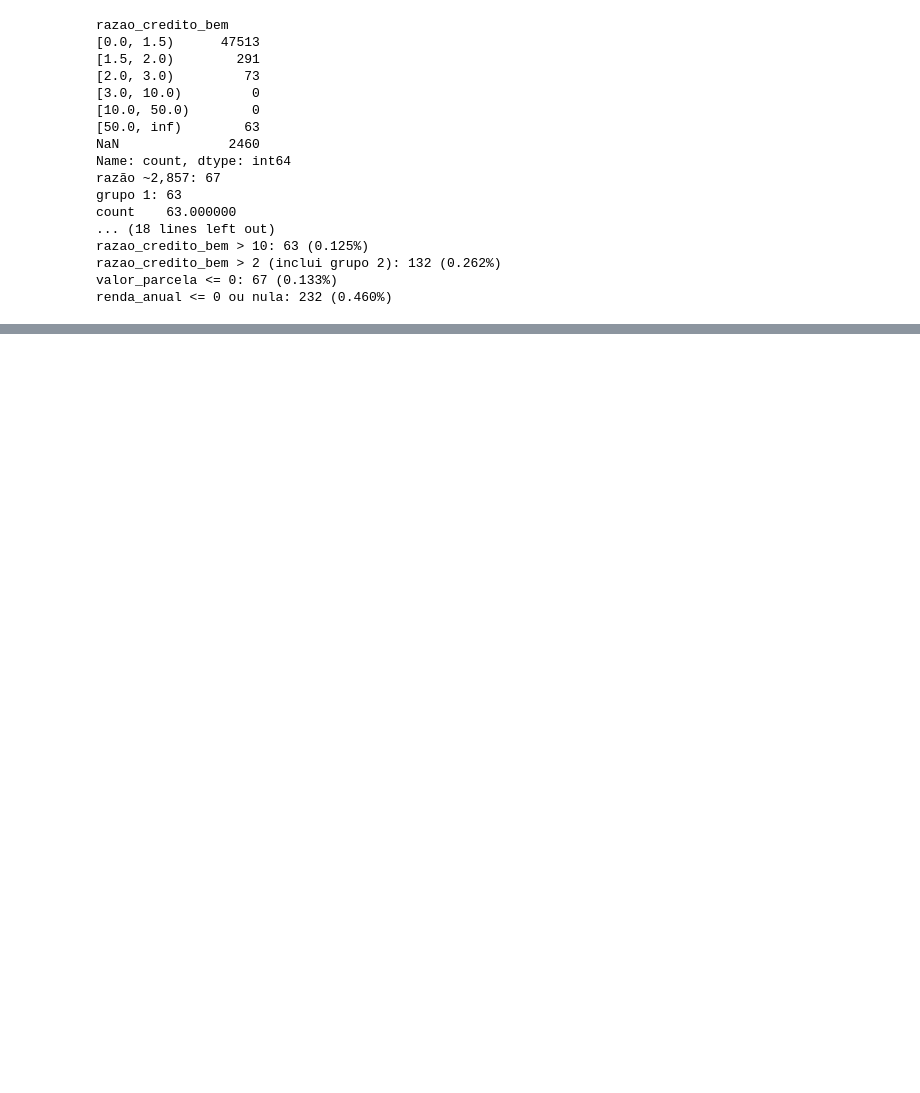
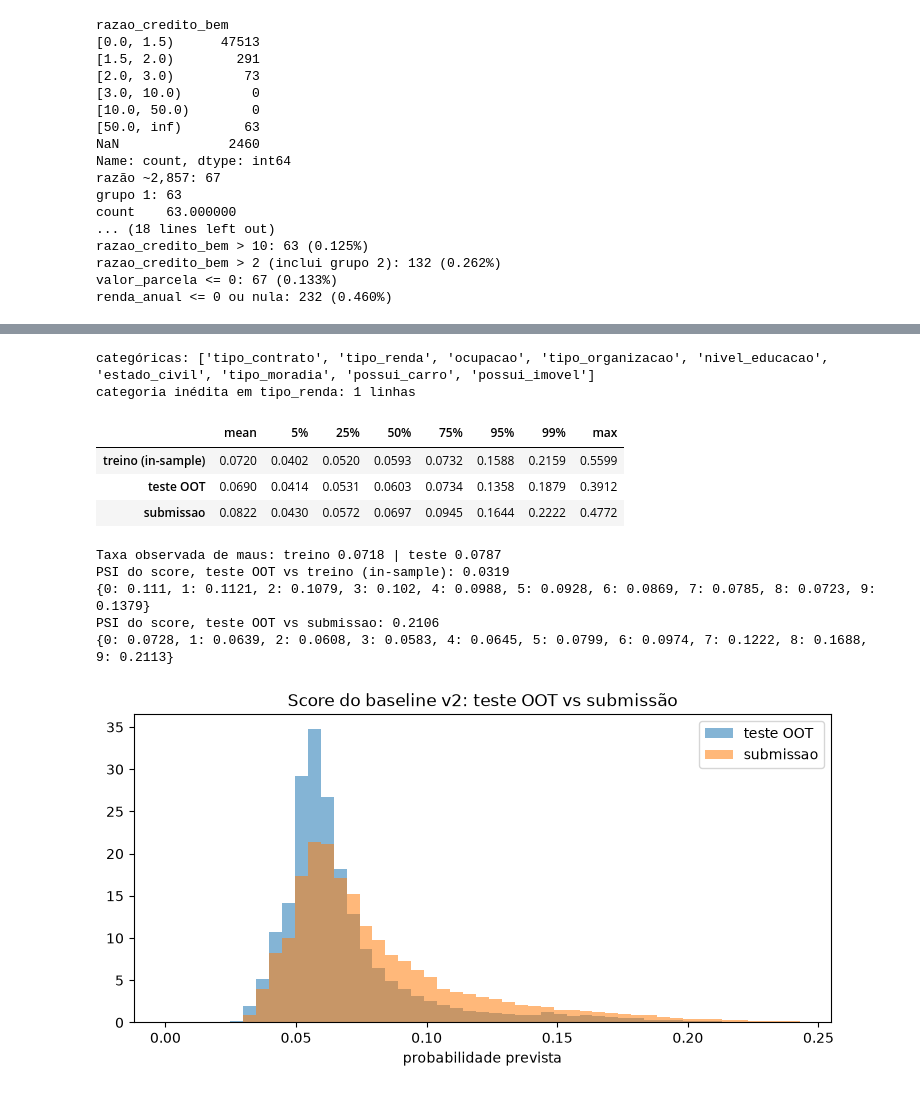
Before and after one commit to Gabverz/DS-Accelerator, a Jupyter notebook: notebooks/03_features_modelagem.ipynb, the cells around one changed output, grey strips where cells are left out. Drawn from its saved outputs; the diff is of its cells as text; code cells hidden in the pictures; blank space fills up the shorter version.

```diff
--- a/notebooks/03_features_modelagem.ipynb
+++ b/notebooks/03_features_modelagem.ipynb
@@ -289,0 +605,80 @@ renda_anual <= 0 ou nula: 232 (0.460%)
+# %%
+# ============================================================
+# Distribuição do score (baseline v2): treino, teste OOT e submissão
+# ============================================================
+from sklearn.ensemble import HistGradientBoostingClassifier
+
+colunas_cat = [c for c in FEATURES_V2 if tr_com[c].dtype == "object" or str(tr_com[c].dtype) in ("category", "string")]
+print("categóricas:", colunas_cat)
+
+def preparar_v2(df, categorias):
+    """Mesmas categorias do treino; valores inéditos viram NaN. Não altera o df original."""
+    X = df[FEATURES_V2].copy()
+    for c in colunas_cat:
+        X[c] = pd.Categorical(X[c], categories=categorias[c])
+    return X
+
+categorias_treino = {c: sorted(tr_com[c].dropna().unique()) for c in colunas_cat}
+X_tr = preparar_v2(tr_com, categorias_treino)
+X_te = preparar_v2(teste, categorias_treino)
+X_sb = preparar_v2(base_submissao, categorias_treino)
+
+for c in colunas_cat:
+    inedito = base_submissao[c].notna() & ~base_submissao[c].isin(categorias_treino[c])
+    if inedito.any():
+        print(f"categoria inédita em {c}: {int(inedito.sum())} linhas")
+
+modelo_v2 = HistGradientBoostingClassifier(categorical_features="from_dtype", random_state=42)
+modelo_v2.fit(X_tr, tr_com[COL_TARGET].astype(int))
+
+score_tr = modelo_v2.predict_proba(X_tr)[:, 1]
+score_te = modelo_v2.predict_proba(X_te)[:, 1]
+score_sb = modelo_v2.predict_proba(X_sb)[:, 1]
+
+SCORES = {"treino (in-sample)": score_tr, "teste OOT": score_te, "submissao": score_sb}
+resumo = pd.DataFrame(
+    {nome: pd.Series(s).describe(percentiles=[.05, .25, .5, .75, .95, .99]) for nome, s in SCORES.items()}
+).T
+display(resumo[["mean", "5%", "25%", "50%", "75%", "95%", "99%", "max"]].round(4))
+print("Taxa observada de maus: treino", round(float(tr_com[COL_TARGET].mean()), 4),
+      "| teste", round(float(teste[COL_TARGET].astype(float).mean()), 4))
+
+# PSI do score: cortes por decis do score no teste OOT (sem target)
+cortes = np.unique(np.quantile(score_te, np.linspace(0, 1, 11)[1:-1]))
+bordas_score = np.concatenate(([-np.inf], cortes, [np.inf]))
+n_faixas_score = len(bordas_score) - 1
+
+def distribuicao_faixas(s):
+    """Participação por faixa do score (Series com índice 0..n-1, sem zeros exatos)."""
+    faixas = pd.Series(pd.cut(s, bins=bordas_score, labels=False))
+    return faixas.value_counts(normalize=True).reindex(range(n_faixas_score), fill_value=0).clip(lower=EPS)
+
+p = distribuicao_faixas(score_te)
+for nome in ["treino (in-sample)", "submissao"]:
+    q = distribuicao_faixas(SCORES[nome])
+    psi = float(((q - p) * np.log(q / p)).sum())
+    print(f"PSI do score, teste OOT vs {nome}: {psi:.4f}")
+    print(q.round(4).to_dict())
+
+# Gráfico: densidade do score por conjunto
+plt.figure(figsize=(9, 4))
+bins = np.linspace(0, np.quantile(np.concatenate([score_te, score_sb]), 0.995), 50)
+for nome in ["teste OOT", "submissao"]:
+    plt.hist(SCORES[nome], bins=bins, density=True, alpha=0.55, label=nome)
+plt.title("Score do baseline v2: teste OOT vs submissão")
+plt.xlabel("probabilidade prevista")
+plt.legend()
+plt.show()
+# %% [output]
+categóricas: ['tipo_contrato', 'tipo_renda', 'ocupacao', 'tipo_organizacao', 'nivel_educacao', 'estado_civil', 'tipo_moradia', 'possui_carro', 'possui_imovel']
+categoria inédita em tipo_renda: 1 linhas
+|  | mean | 5% | 25% | 50% | 75% | 95% | 99% | max |
+| treino (in-sample) | 0.0720 | 0.0402 | 0.0520 | 0.0593 | 0.0732 | 0.1588 | 0.2159 | 0.5599 |
+| teste OOT | 0.0690 | 0.0414 | 0.0531 | 0.0603 | 0.0734 | 0.1358 | 0.1879 | 0.3912 |
+| submissao | 0.0822 | 0.0430 | 0.0572 | 0.0697 | 0.0945 | 0.1644 | 0.2222 | 0.4772 |
+Taxa observada de maus: treino 0.0718 | teste 0.0787
+PSI do score, teste OOT vs treino (in-sample): 0.0319
+{0: 0.111, 1: 0.1121, 2: 0.1079, 3: 0.102, 4: 0.0988, 5: 0.0928, 6: 0.0869, 7: 0.0785, 8: 0.0723, 9: 0.1379}
+PSI do score, teste OOT vs submissao: 0.2106
+{0: 0.0728, 1: 0.0639, 2: 0.0608, 3: 0.0583, 4: 0.0645, 5: 0.0799, 6: 0.0974, 7: 0.1222, 8: 0.1688, 9: 0.2113}
+[figure, added]
```
Also changed, not shown: parts of 8 cells of this notebook, 1 other file.
